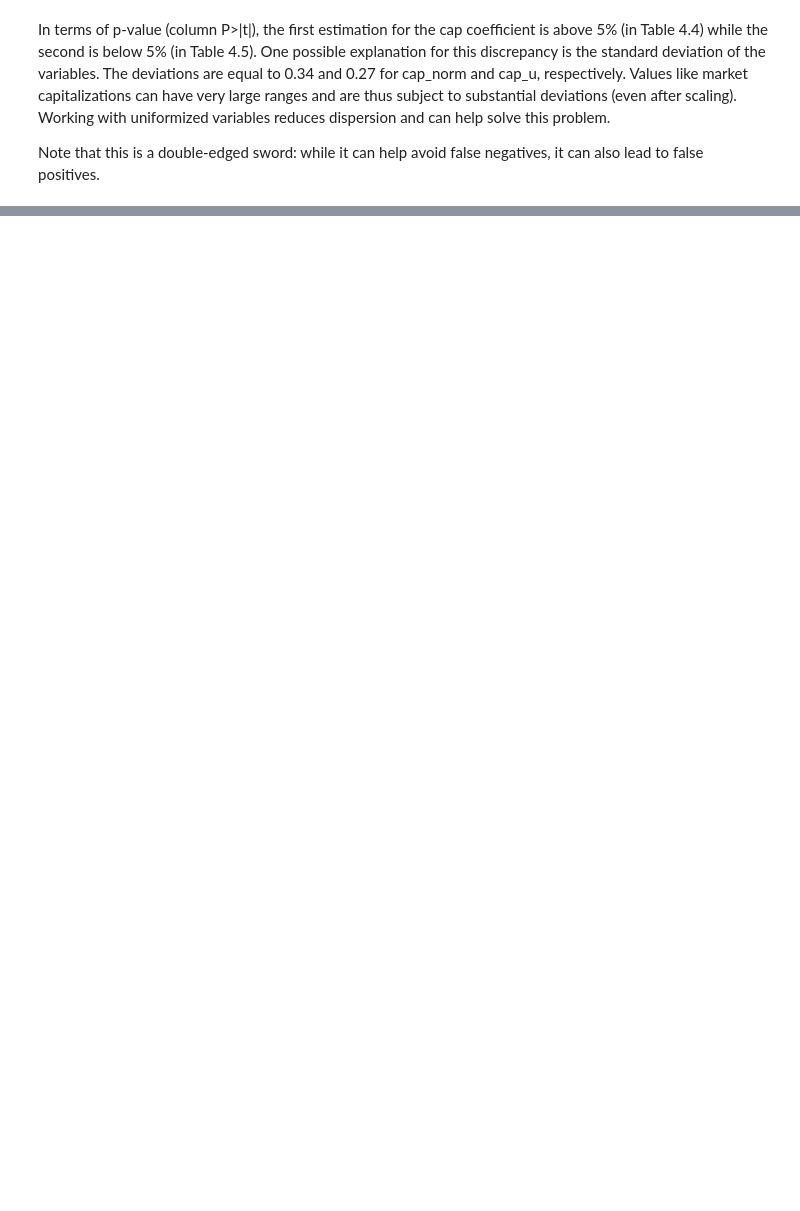
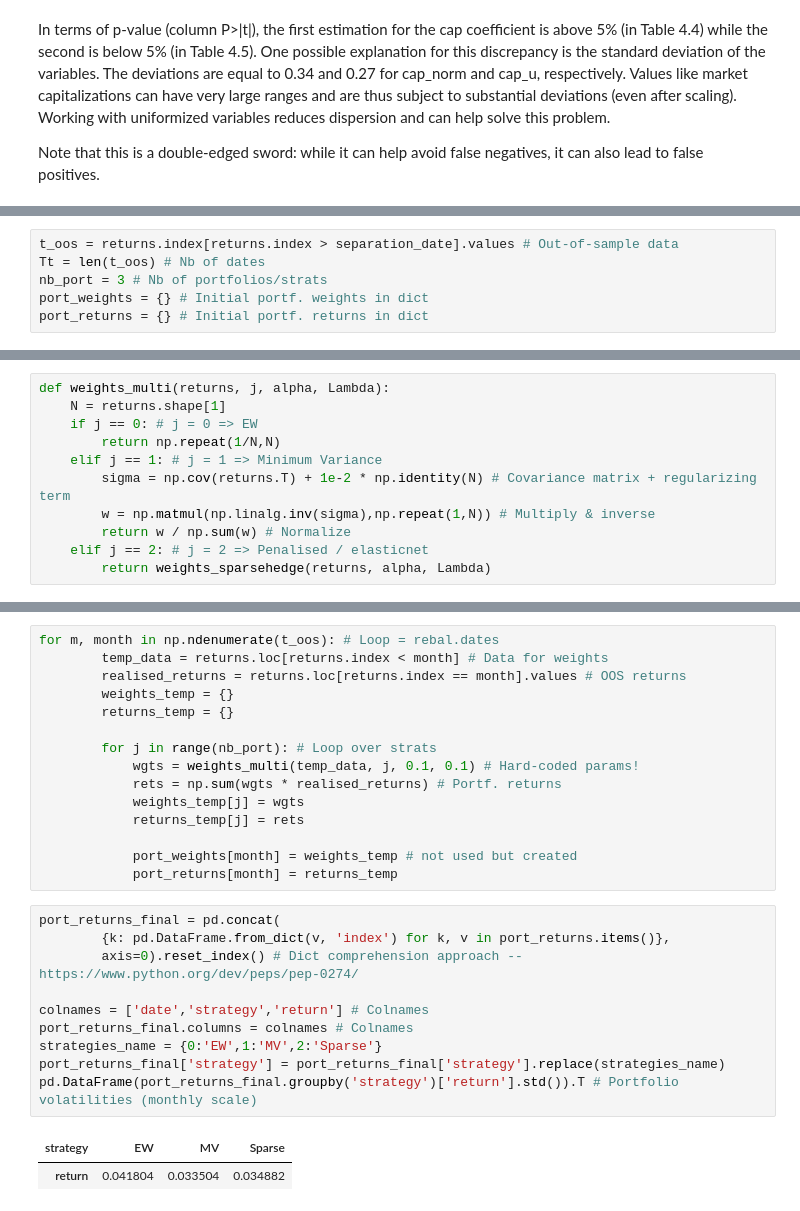
Before and after one commit to AviSharma781/FactorInvesting, a Jupyter notebook: FirstFactor_Investing.ipynb, the cells around one changed output, grey strips where cells are left out. Cells and saved outputs as stored; diff of their text form; blank space fills up the shorter version.

```diff
--- a/FirstFactor_Investing.ipynb
+++ b/FirstFactor_Investing.ipynb
@@ -832,0 +911,6 @@ os.getcwd()
+# %%
+t_oos = returns.index[returns.index > separation_date].values # Out-of-sample data
+Tt = len(t_oos) # Nb of dates
+nb_port = 3 # Nb of portfolios/strats
+port_weights = {} # Initial portf. weights in dict
+port_returns = {} # Initial portf. returns in dict
@@ -832,0 +931,11 @@ os.getcwd()
+# %%
+def weights_multi(returns, j, alpha, Lambda):
+    N = returns.shape[1]
+    if j == 0: # j = 0 => EW
+        return np.repeat(1/N,N)
+    elif j == 1: # j = 1 => Minimum Variance
+        sigma = np.cov(returns.T) + 1e-2 * np.identity(N) # Covariance matrix + regularizing term
+        w = np.matmul(np.linalg.inv(sigma),np.repeat(1,N)) # Multiply & inverse
+        return w / np.sum(w) # Normalize
+    elif j == 2: # j = 2 => Penalised / elasticnet
+        return weights_sparsehedge(returns, alpha, Lambda)
@@ -832,0 +951,28 @@ os.getcwd()
+# %%
+for m, month in np.ndenumerate(t_oos): # Loop = rebal.dates
+        temp_data = returns.loc[returns.index < month] # Data for weights
+        realised_returns = returns.loc[returns.index == month].values # OOS returns
+        weights_temp = {}
+        returns_temp = {}
+
+        for j in range(nb_port): # Loop over strats
+            wgts = weights_multi(temp_data, j, 0.1, 0.1) # Hard-coded params!
+            rets = np.sum(wgts * realised_returns) # Portf. returns
+            weights_temp[j] = wgts
+            returns_temp[j] = rets
+
+            port_weights[month] = weights_temp # not used but created
+            port_returns[month] = returns_temp
+# %%
+port_returns_final = pd.concat(
+        {k: pd.DataFrame.from_dict(v, 'index') for k, v in port_returns.items()},
+        axis=0).reset_index() # Dict comprehension approach -- https://www.python.org/dev/peps/pep-0274/
+
+colnames = ['date','strategy','return'] # Colnames
+port_returns_final.columns = colnames # Colnames
+strategies_name = {0:'EW',1:'MV',2:'Sparse'}
+port_returns_final['strategy'] = port_returns_final['strategy'].replace(strategies_name)
+pd.DataFrame(port_returns_final.groupby('strategy')['return'].std()).T # Portfolio volatilities (monthly scale)
+# %% [output]
+| strategy | EW | MV | Sparse |
+| return | 0.041804 | 0.033504 | 0.034882 |
```
Also changed, not shown: parts of 21 cells of this notebook.
